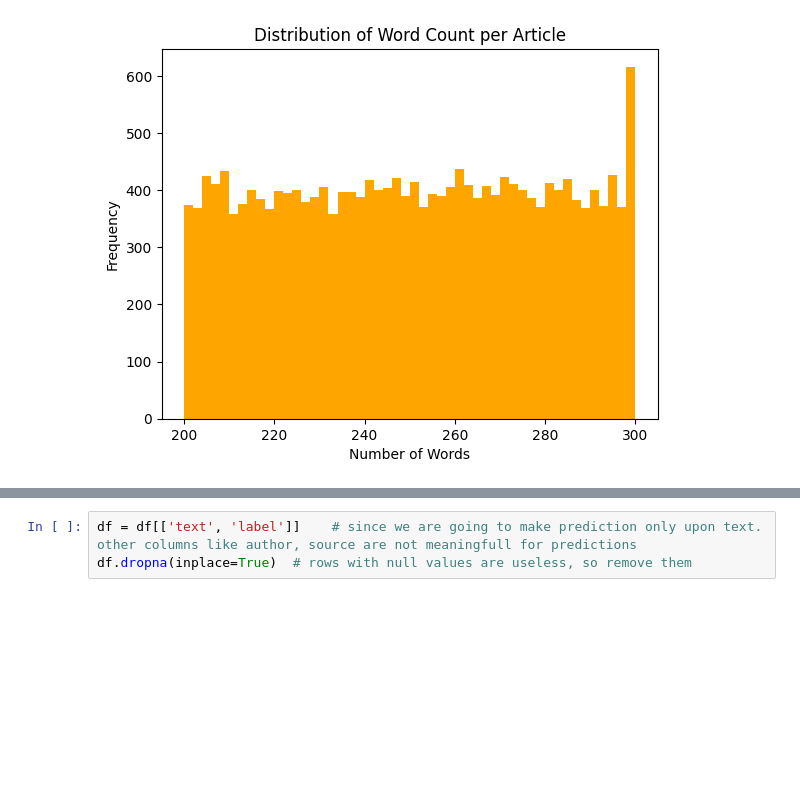
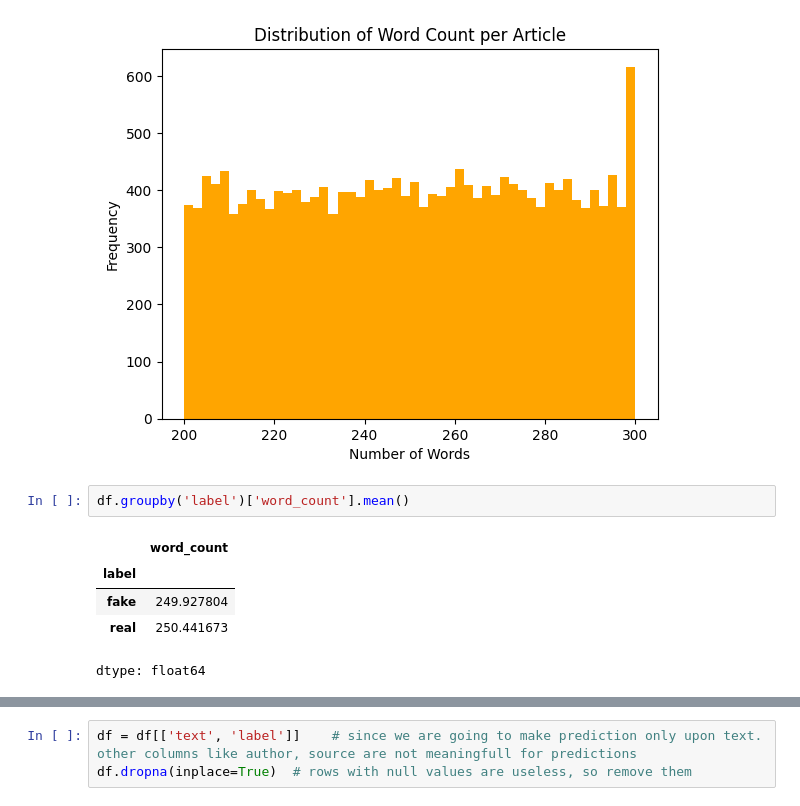
Before and after one commit to Rehman047/Fake-News-Detector-using-Support-Vector-Machine, a Jupyter notebook: Fake_News_Detector.ipynb, the cells around one changed output, grey strips where cells are left out. Cells and saved outputs as stored; diff of their text form; blank space fills up the shorter version.

```diff
--- a/Fake_News_Detector.ipynb
+++ b/Fake_News_Detector.ipynb
@@ -192,3 +192,11 @@ plt.ylabel('Frequency')
 plt.show()
 # %% [output]
 [figure]
+# %%
+df.groupby('label')['word_count'].mean()
+# %% [output]
+|  | word_count |
+| label |  |
+| fake | 249.927804 |
+| real | 250.441673 |
+dtype: float64
```
Also changed, not shown: parts of 1 cell of this notebook.
